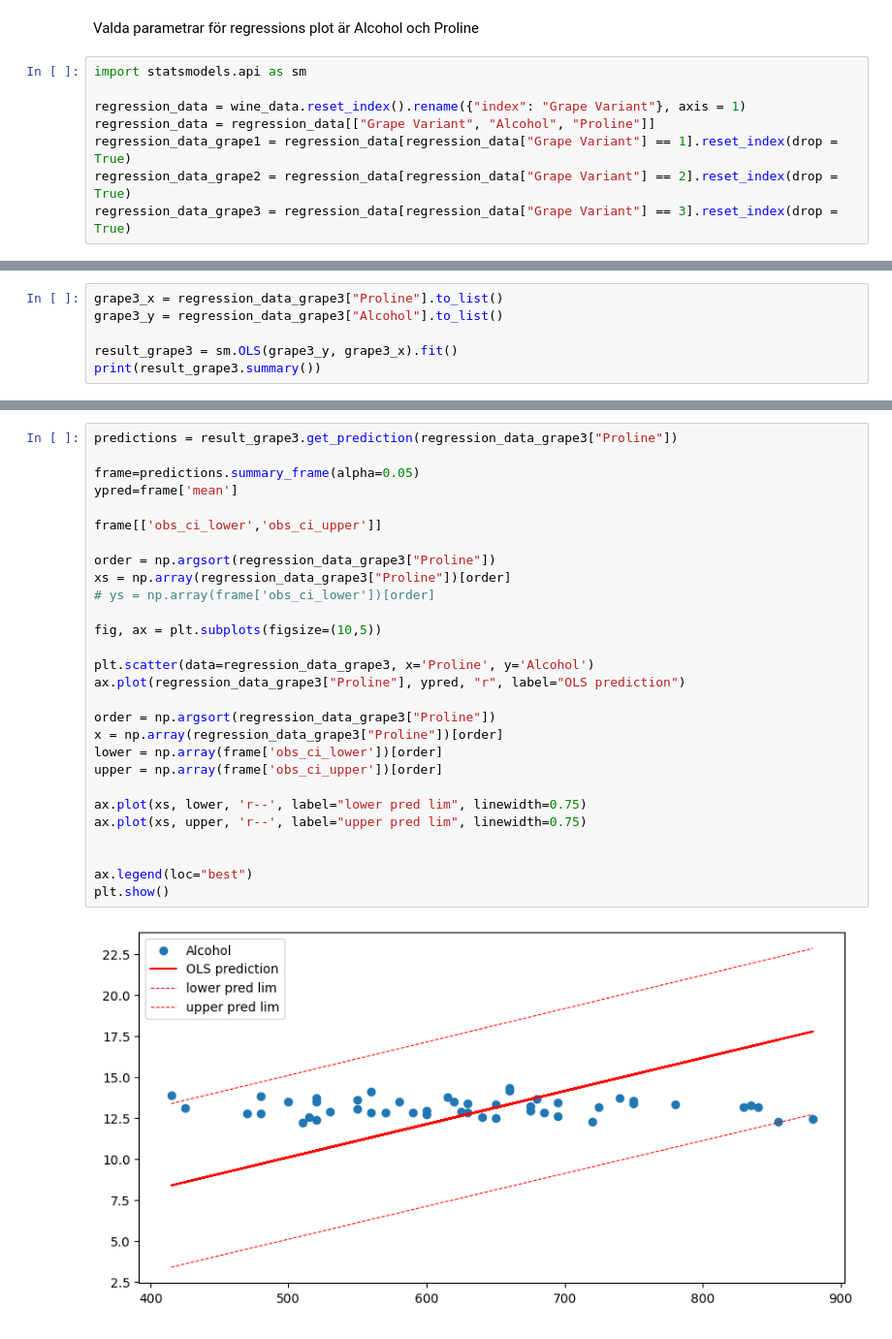
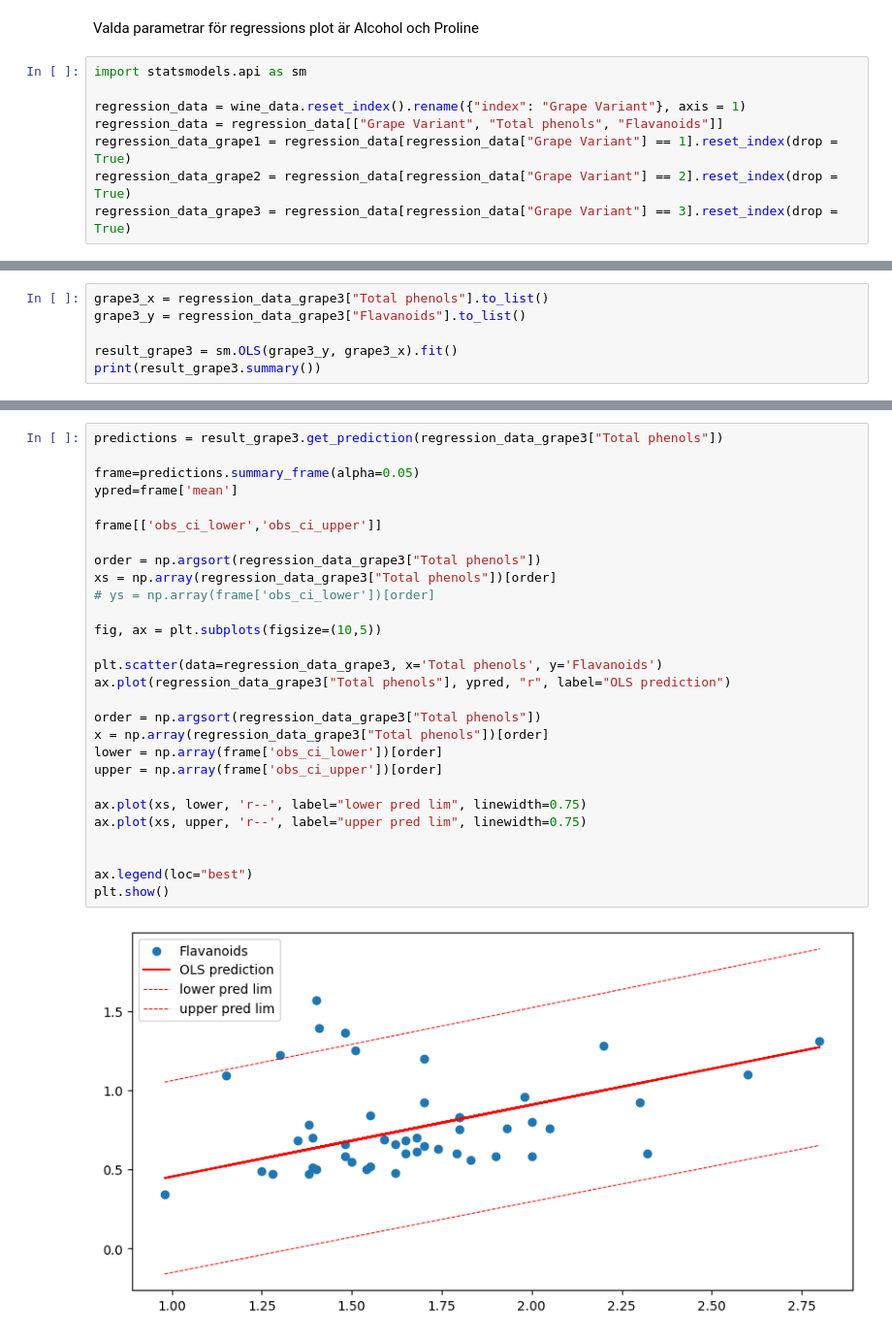
Before and after one commit to FabianAndersson17/Statistiska_Metoder_Slutuppgift, a Jupyter notebook: slutprojekt.ipynb, the cells around one changed output, grey strips where cells are left out. Shown: that part at 97% size. Saved outputs shown, nothing was run; the diff lists cells and outputs as text.

```diff
--- a/slutprojekt.ipynb
+++ b/slutprojekt.ipynb
@@ -246,7 +248,7 @@ Valda parametrar för regressions plot är Alcohol och Proline
 import statsmodels.api as sm
 
 regression_data = wine_data.reset_index().rename({"index": "Grape Variant"}, axis = 1)
-regression_data = regression_data[["Grape Variant", "Alcohol", "Proline"]]
+regression_data = regression_data[["Grape Variant", "Total phenols", "Flavanoids"]]
 regression_data_grape1 = regression_data[regression_data["Grape Variant"] == 1].reset_index(drop = True)
 regression_data_grape2 = regression_data[regression_data["Grape Variant"] == 2].reset_index(drop = True)
 regression_data_grape3 = regression_data[regression_data["Grape Variant"] == 3].reset_index(drop = True)
@@ -361,6 +363,6 @@ plt.show()
 # %%
-grape3_x = regression_data_grape3["Proline"].to_list()
-grape3_y = regression_data_grape3["Alcohol"].to_list()
+grape3_x = regression_data_grape3["Total phenols"].to_list()
+grape3_y = regression_data_grape3["Flavanoids"].to_list()
 
 result_grape3 = sm.OLS(grape3_y, grape3_x).fit()
 print(result_grape3.summary())
@@ -383,32 +385,32 @@ Notes:
 [1] R² is computed without centering (uncentered) since the model does not contain a constant.
 [2] Standard Errors assume that the covariance matrix of the errors is correctly specified.
 # %%
-predictions = result_grape3.get_prediction(regression_data_grape3["Proline"])
+predictions = result_grape3.get_prediction(regression_data_grape3["Total phenols"])
 
 frame=predictions.summary_frame(alpha=0.05)
 ypred=frame['mean']
 
 frame[['obs_ci_lower','obs_ci_upper']]
 
-order = np.argsort(regression_data_grape3["Proline"])
-xs = np.array(regression_data_grape3["Proline"])[order]
+order = np.argsort(regression_data_grape3["Total phenols"])
+xs = np.array(regression_data_grape3["Total phenols"])[order]
 # ys = np.array(frame['obs_ci_lower'])[order]
 
 fig, ax = plt.subplots(figsize=(10,5))
 
-plt.scatter(data=regression_data_grape3, x='Proline', y='Alcohol')
-ax.plot(regression_data_grape3["Proline"], ypred, "r", label="OLS prediction")
+plt.scatter(data=regression_data_grape3, x='Total phenols', y='Flavanoids')
+ax.plot(regression_data_grape3["Total phenols"], ypred, "r", label="OLS prediction")
 
-order = np.argsort(regression_data_grape3["Proline"])
-x = np.array(regression_data_grape3["Proline"])[order]
+order = np.argsort(regression_data_grape3["Total phenols"])
+x = np.array(regression_data_grape3["Total phenols"])[order]
 lower = np.array(frame['obs_ci_lower'])[order]
 upper = np.array(frame['obs_ci_upper'])[order]
 
 ax.plot(xs, lower, 'r--', label="lower pred lim", linewidth=0.75)
 ax.plot(xs, upper, 'r--', label="upper pred lim", linewidth=0.75)
 
 
 ax.legend(loc="best")
 plt.show()
 # %% [output]
-[figure, old version]
+[figure, new version]
```
Also changed, not shown: parts of 9 cells of this notebook.
